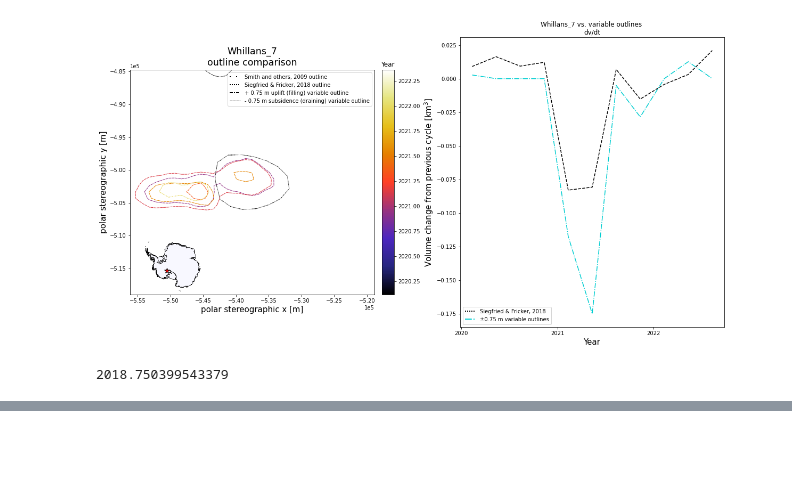
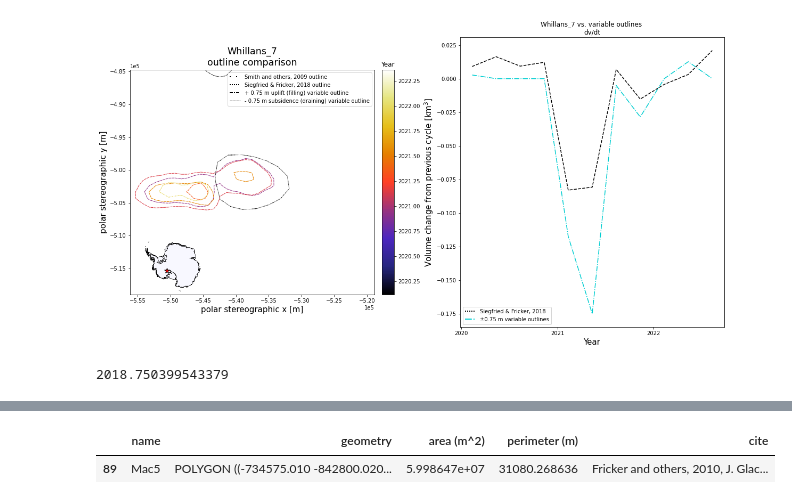
Before and after one commit to wsauthoff/Sauthoff-2025-GRL, a Jupyter notebook: dhdvdt-using-variable-outlines.ipynb, the cells around one changed output, grey strips where cells are left out. Drawn from its saved outputs; the diff is of its cells as text; code cells hidden in the pictures; blank space fills up the shorter version.

```diff
--- a/dhdvdt-using-variable-outlines.ipynb
+++ b/dhdvdt-using-variable-outlines.ipynb
@@ -1922,0 +2001,5 @@ def S09SF18varoutlines_dhdvdt_anim(lakename_SF18, buffer, thres):
+# %%
+SiegfriedFricker2018_outlines
+# %% [output]
+|  | name | geometry | area (m^2) | perimeter (m) | cite |
+| 89 | Mac5 | POLYGON ((-734575.010 -842800.020... | 5.998647e+07 | 31080.268636 | Fricker and others, 2010, J. Glac... |
```
Also changed, not shown: parts of 8 cells of this notebook.
